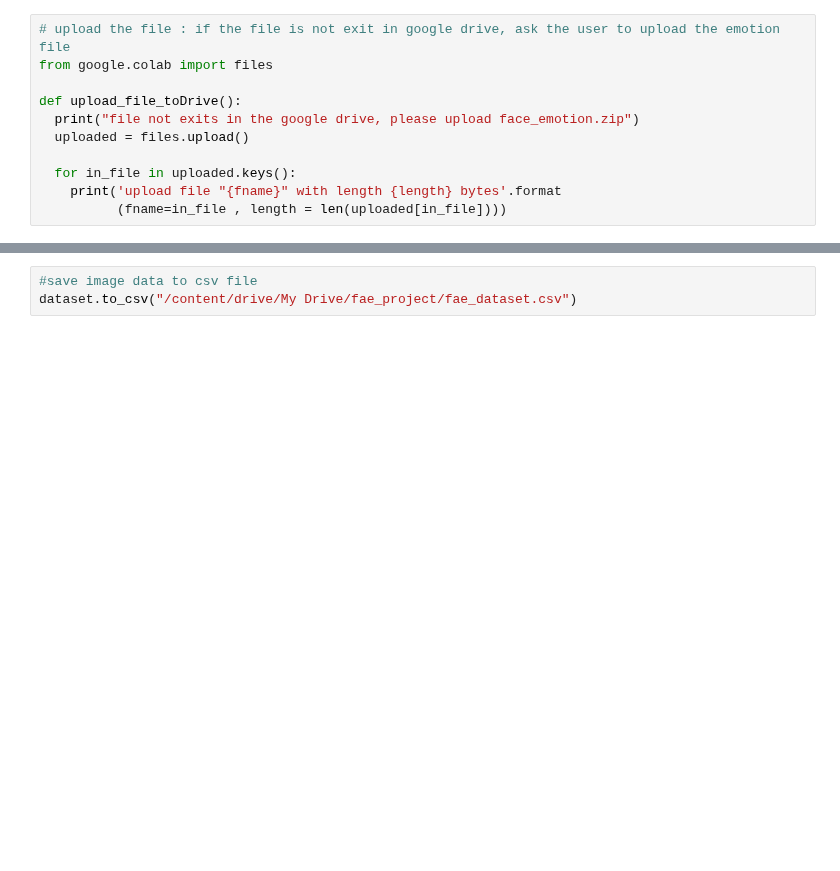
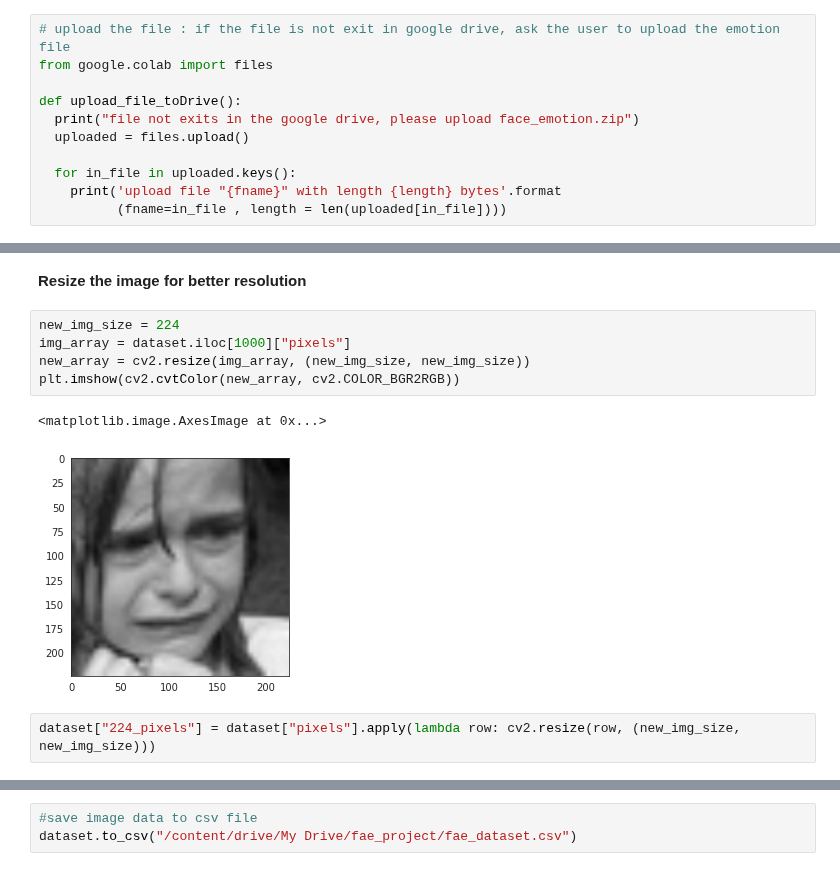
Before and after one commit to CodeHana/Facial-Expression-Recognition, a Jupyter notebook: data_exploration.ipynb, the cells around one changed output, grey strips where cells are left out. Cells and saved outputs as stored; diff of their text form; blank space fills up the shorter version.

```diff
--- a/data_exploration.ipynb
+++ b/data_exploration.ipynb
@@ -119,0 +174,12 @@ dataset
+# %% [markdown]
+**Resize the image for better resolution**
+# %%
+new_img_size = 224
+img_array = dataset.iloc[1000]["pixels"]
+new_array = cv2.resize(img_array, (new_img_size, new_img_size))
+plt.imshow(cv2.cvtColor(new_array, cv2.COLOR_BGR2RGB))
+# %% [output]
+<matplotlib.image.AxesImage at 0x...>
+[figure, added]
+# %%
+dataset["224_pixels"] = dataset["pixels"].apply(lambda row: cv2.resize(row, (new_img_size, new_img_size)))
```
Also changed, not shown: parts of 20 cells of this notebook.
